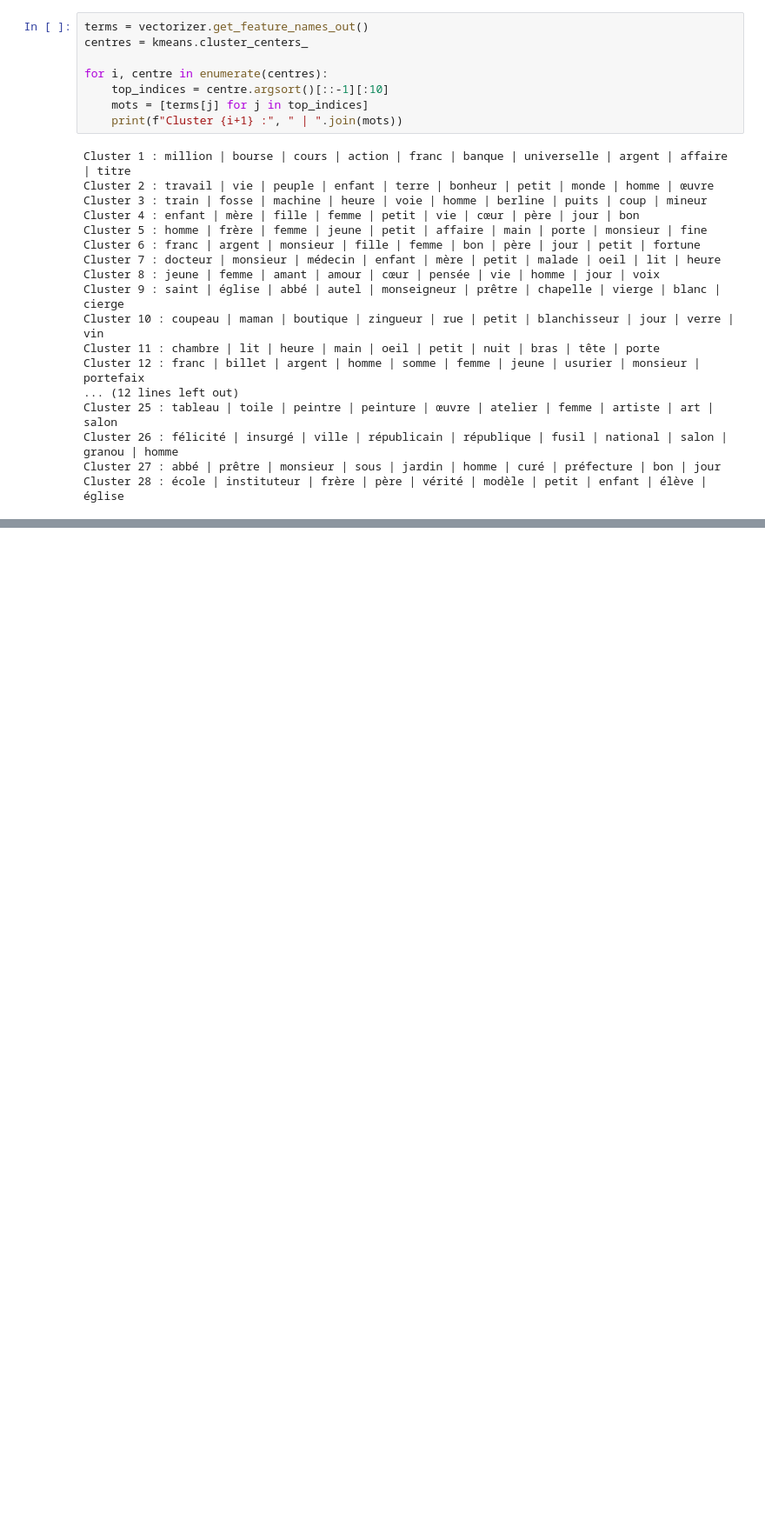
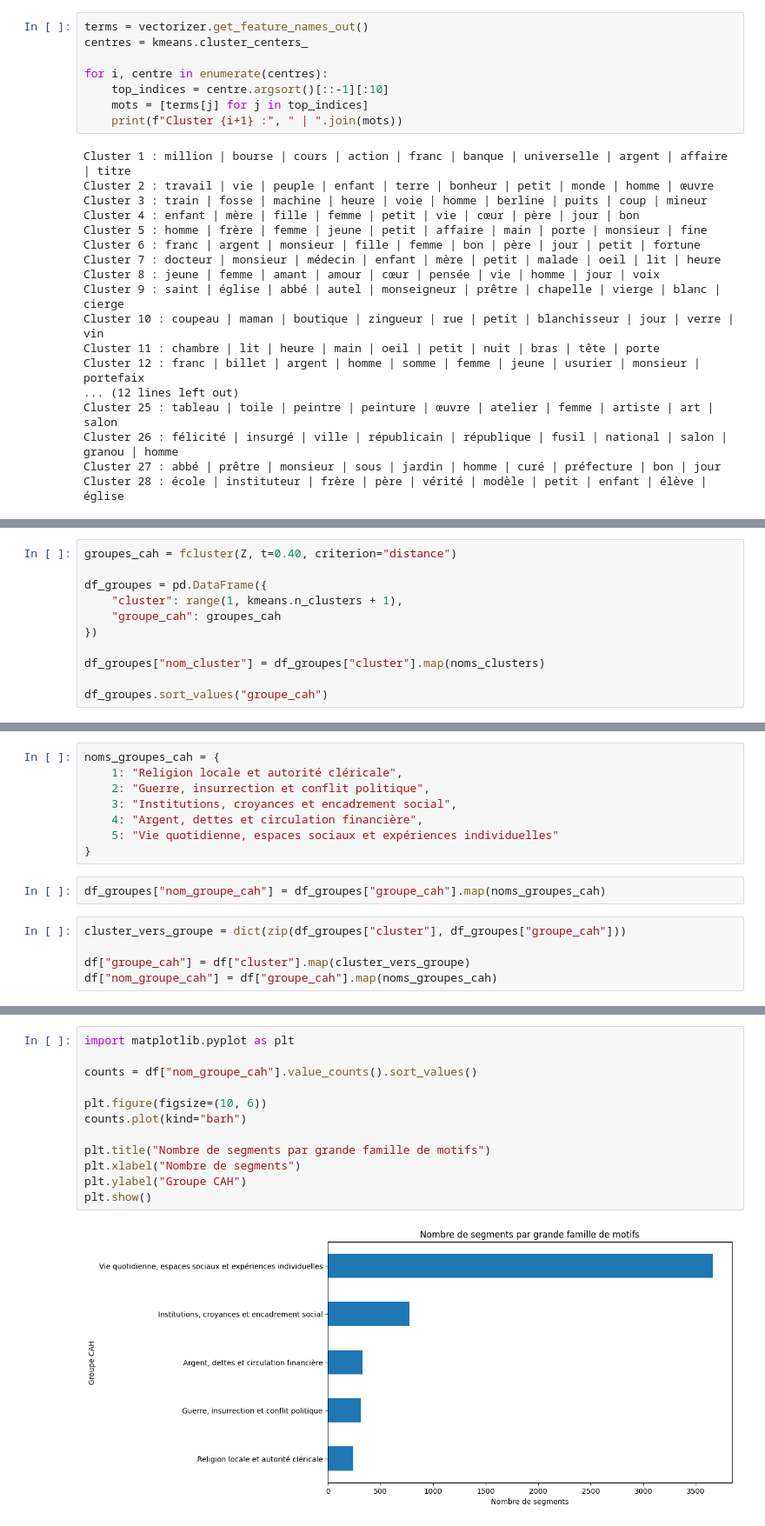
Before and after one commit to MorganRichard25/analyse_topic_zola, a Jupyter notebook: scr_paquet_phrases/Kmeans.ipynb, the cells around one changed output, grey strips where cells are left out. Shown at 87% size. Drawn from its saved outputs; the diff is of its cells as text; blank space fills up the shorter version.

```diff
--- a/scr_paquet_phrases/Kmeans.ipynb
+++ b/scr_paquet_phrases/Kmeans.ipynb
@@ -135,0 +178,11 @@ Cluster 28 ==> Groupe CAH 3
+# %%
+groupes_cah = fcluster(Z, t=0.40, criterion="distance")
+
+df_groupes = pd.DataFrame({
+    "cluster": range(1, kmeans.n_clusters + 1),
+    "groupe_cah": groupes_cah
+})
+
+df_groupes["nom_cluster"] = df_groupes["cluster"].map(noms_clusters)
+
+df_groupes.sort_values("groupe_cah")
@@ -135,0 +230,15 @@ Cluster 28 ==> Groupe CAH 3
+# %%
+noms_groupes_cah = {
+    1: "Religion locale et autorité cléricale",
+    2: "Guerre, insurrection et conflit politique",
+    3: "Institutions, croyances et encadrement social",
+    4: "Argent, dettes et circulation financière",
+    5: "Vie quotidienne, espaces sociaux et expériences individuelles"
+}
+# %%
+df_groupes["nom_groupe_cah"] = df_groupes["groupe_cah"].map(noms_groupes_cah)
+# %%
+cluster_vers_groupe = dict(zip(df_groupes["cluster"], df_groupes["groupe_cah"]))
+
+df["groupe_cah"] = df["cluster"].map(cluster_vers_groupe)
+df["nom_groupe_cah"] = df["groupe_cah"].map(noms_groupes_cah)
@@ -135,0 +254,14 @@ Cluster 28 ==> Groupe CAH 3
+# %%
+import matplotlib.pyplot as plt
+
+counts = df["nom_groupe_cah"].value_counts().sort_values()
+
+plt.figure(figsize=(10, 6))
+counts.plot(kind="barh")
+
+plt.title("Nombre de segments par grande famille de motifs")
+plt.xlabel("Nombre de segments")
+plt.ylabel("Groupe CAH")
+plt.show()
+# %% [output]
+[figure, added]
```
Also changed, not shown: parts of 18 cells of this notebook, 2 other files.
